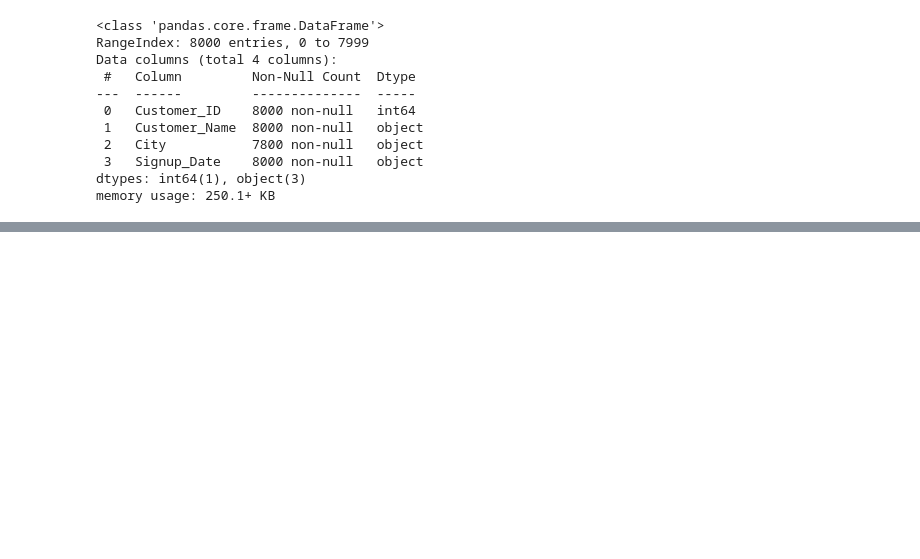
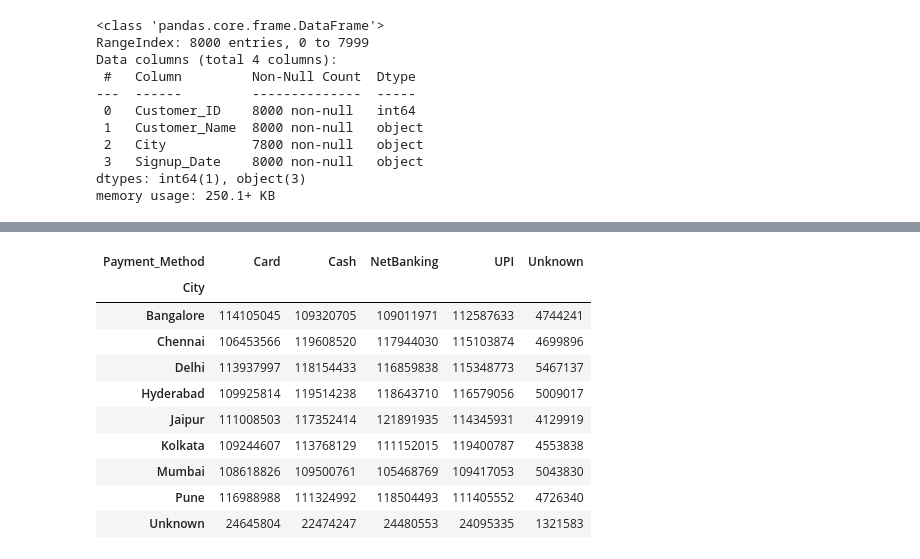
Before and after one commit to GiggaCat/ecommerce-data-analytics-project, a Jupyter notebook: python/analysis.ipynb, the cells around one changed output, grey strips where cells are left out. Saved outputs shown, nothing was run; the diff lists cells and outputs as text; code cells hidden in the pictures; blank space fills up the shorter version.

```diff
--- a/python/analysis.ipynb
+++ b/python/analysis.ipynb
@@ -126,0 +206,24 @@ customers['Signup_Date'] = pd.to_datetime(customers['Signup_Date'])
+# %%
+# Pivot Table
+
+pivot = pd.pivot_table(
+    df,
+    index='City',
+    columns='Payment_Method',
+    values='Total_Amount',
+    aggfunc='sum'
+)
+# %%
+pivot
+# %% [output]
+| Payment_Method | Card | Cash | NetBanking | UPI | Unknown |
+| City |  |  |  |  |  |
+| Bangalore | 114105045 | 109320705 | 109011971 | 112587633 | 4744241 |
+| Chennai | 106453566 | 119608520 | 117944030 | 115103874 | 4699896 |
+| Delhi | 113937997 | 118154433 | 116859838 | 115348773 | 5467137 |
+| Hyderabad | 109925814 | 119514238 | 118643710 | 116579056 | 5009017 |
+| Jaipur | 111008503 | 117352414 | 121891935 | 114345931 | 4129919 |
+| Kolkata | 109244607 | 113768129 | 111152015 | 119400787 | 4553838 |
+| Mumbai | 108618826 | 109500761 | 105468769 | 109417053 | 5043830 |
+| Pune | 116988988 | 111324992 | 118504493 | 111405552 | 4726340 |
+| Unknown | 24645804 | 22474247 | 24480553 | 24095335 | 1321583 |
```
Also changed, not shown: parts of 16 cells of this notebook.
